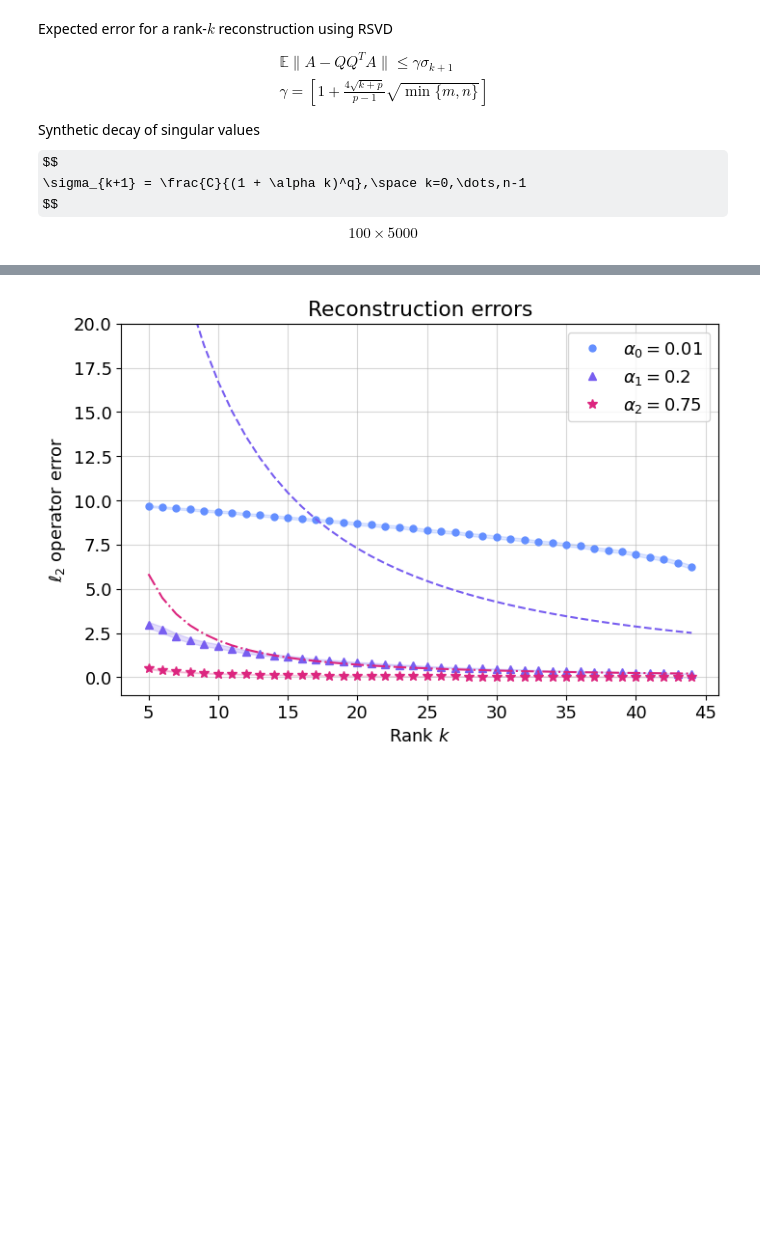
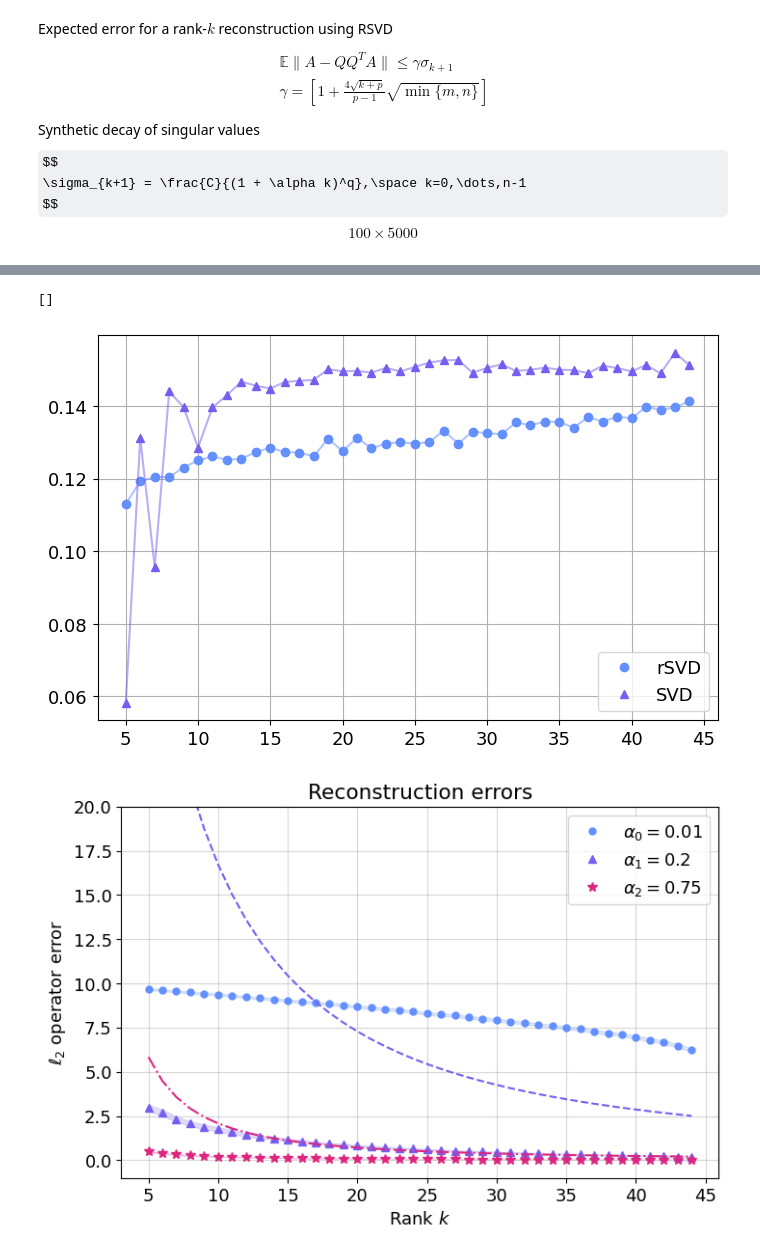
Before and after one commit to EliasSev/randomized-svd-paper, a Jupyter notebook: notebooks/rsvd_test_matrix.ipynb, the cells around one changed output, grey strips where cells are left out. Saved outputs shown, nothing was run; the diff lists cells and outputs as text; code cells hidden in the pictures; some formulas as TeX source; blank space fills up the shorter version.

```diff
--- a/notebooks/rsvd_test_matrix.ipynb
+++ b/notebooks/rsvd_test_matrix.ipynb
@@ -164,3 +198,21 @@ plt.plot()
+# %%
+# Calculate the mean, std and ci for each experiment
+median_rsvd = np.median(dt_rsvd, axis=(0, 1))
+median_svd = np.median(dt_svd, axis=(0, 1))
+
+fig, ax = plt.subplots(1, 1, figsize=(8, 5))
+
+ax.plot(k_range, median_rsvd, markers[0], c=colors3[0], label='rSVD')
+ax.plot(k_range, median_rsvd, c=colors3[0], alpha=0.5)
+ax.plot(k_range, median_svd, markers[1], c=colors3[1], label='SVD')
+ax.plot(k_range, median_svd, c=colors3[1], alpha=0.5)
+
+ax.grid(True)
+ax.legend()
+plt.plot()
+# %% [output]
+[]
+[figure, added]
 # %%
 mean, ci = errors_mean_ci(errors, k_max-k_min, p=99)
 # %%
```
Also changed, not shown: parts of 8 cells of this notebook, 2 other files.
